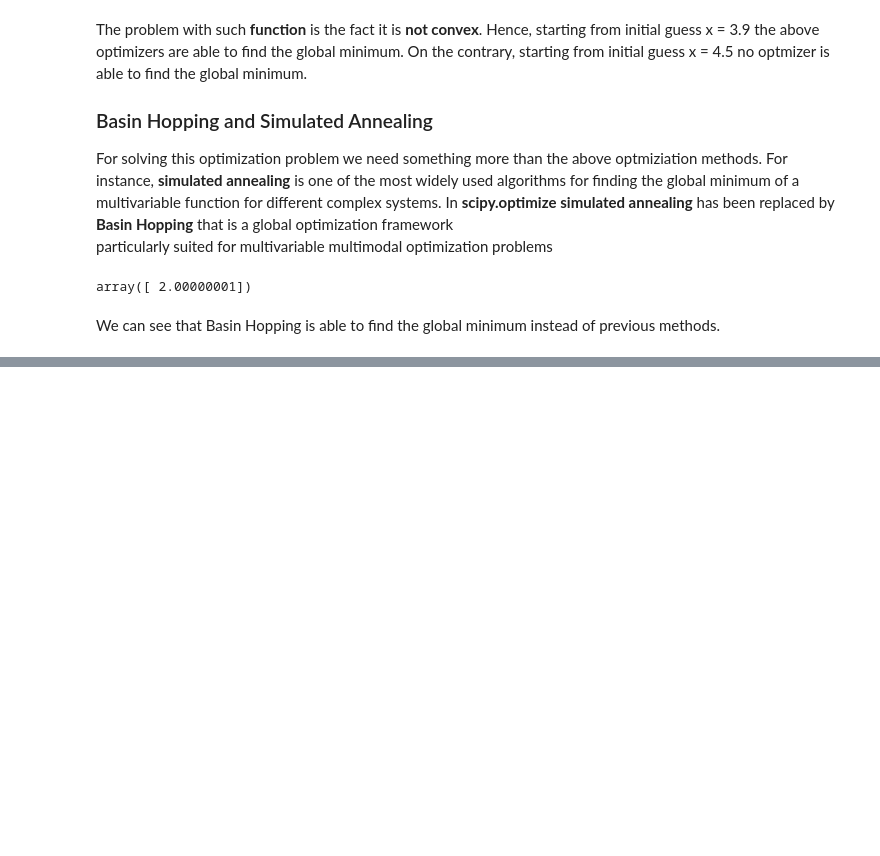
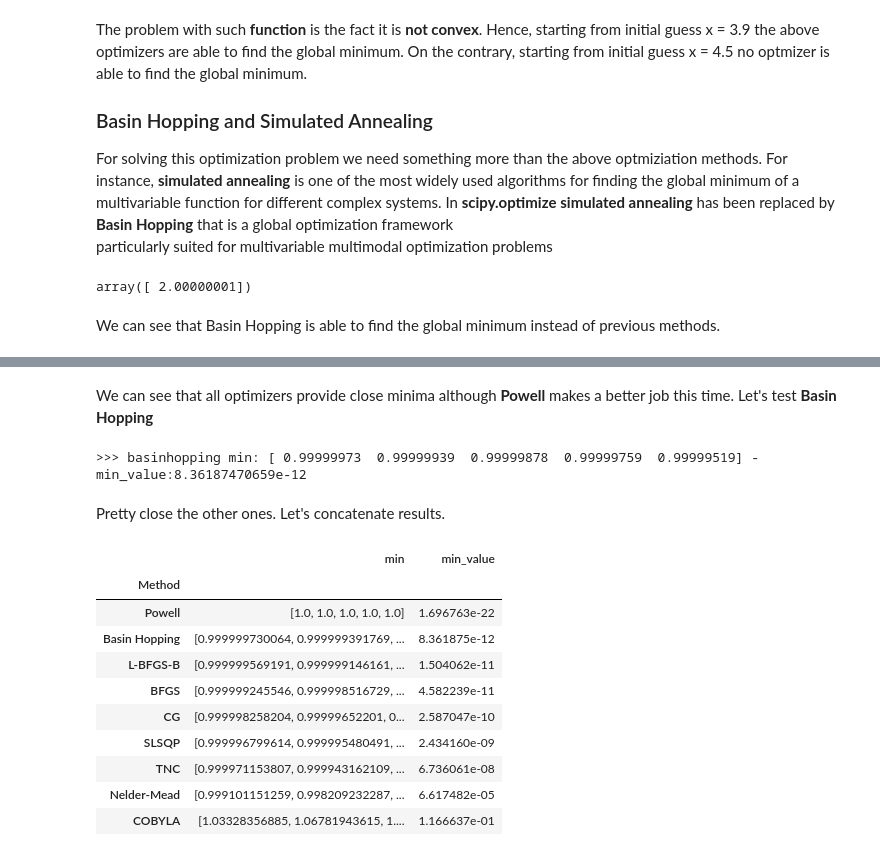
Before and after one commit to gtesei/python-for-finance-notes, a Jupyter notebook: basic_notes/2_optimizing_portfolios.ipynb, the cells around one changed output, grey strips where cells are left out. Drawn from its saved outputs; the diff is of its cells as text; code cells hidden in the pictures; blank space fills up the shorter version.

```diff
--- a/basic_notes/2_optimizing_portfolios.ipynb
+++ b/basic_notes/2_optimizing_portfolios.ipynb
@@ -190,0 +198,9 @@ We can see that Basin Hopping is able to find the global minimum instead of prev
+# %%
+mins = [spo.minimize(rosen,[1.3, 0.7, 0.8, 1.9, 1.2],method=om,) for om in opt_methods_no_Jacobian]
+
+min_df = pd.DataFrame({'Method' : opt_methods_no_Jacobian,
+ 'min' : [m.x for m in mins],
+  'min_value': [rosen(m.x) for m in mins]
+  }).set_index('Method')
+min_df.sort_values(by = 'min_value' , inplace=True)
+min_df
@@ -190,0 +218,30 @@ We can see that Basin Hopping is able to find the global minimum instead of prev
+# %% [markdown]
+We can see that all optimizers provide close minima although __Powell__ makes a better job this time.
+Let's test __Basin Hopping__
+# %%
+res = basinhopping(rosen, [1.3, 0.7, 0.8, 1.9, 1.2], minimizer_kwargs={"method": "BFGS"},niter=200)
+print(">>> basinhopping min: "+str(res.x)+" - min_value:"+str(rosen(res.x)))
+# %% [output]
+>>> basinhopping min: [ 0.99999973  0.99999939  0.99999878  0.99999759  0.99999519] - min_value:8.36187470659e-12
+# %% [markdown]
+Pretty close the other ones.
+Let's concatenate results.
+# %%
+min_df = pd.DataFrame({'Method' : opt_methods_no_Jacobian+['Basin Hopping'],
+ 'min' : [m.x for m in mins]+[res.x],
+  'min_value': [rosen(m.x) for m in mins]+[rosen(res.x)]
+  }).set_index('Method')
+min_df.sort_values(by = 'min_value' , inplace=True)
+min_df
+# %% [output]
+|  | min | min_value |
+| Method |  |  |
+| Powell | [1.0, 1.0, 1.0, 1.0, 1.0] | 1.696763e-22 |
+| Basin Hopping | [0.999999730064, 0.999999391769, ... | 8.361875e-12 |
+| L-BFGS-B | [0.999999569191, 0.999999146161, ... | 1.504062e-11 |
+| BFGS | [0.999999245546, 0.999998516729, ... | 4.582239e-11 |
+| CG | [0.999998258204, 0.99999652201, 0... | 2.587047e-10 |
+| SLSQP | [0.999996799614, 0.999995480491, ... | 2.434160e-09 |
+| TNC | [0.999971153807, 0.999943162109, ... | 6.736061e-08 |
+| Nelder-Mead | [0.999101151259, 0.998209232287, ... | 6.617482e-05 |
+| COBYLA | [1.03328356885, 1.06781943615, 1.... | 1.166637e-01 |
```
Also changed, not shown: parts of 11 cells of this notebook.
